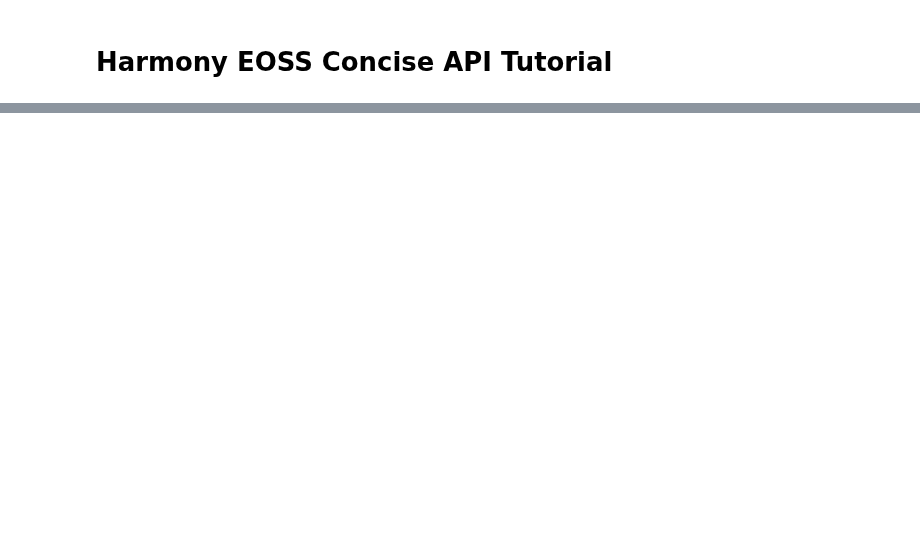
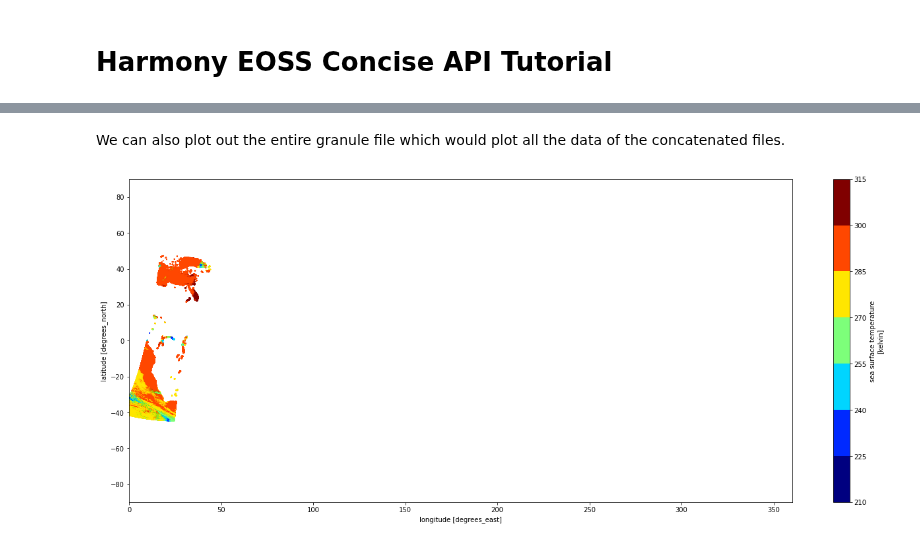
Before and after one commit to podaac/concise, a Jupyter notebook: jupyter_notebooks/harmony_concise_api_test.ipynb, the cells around one changed output, grey strips where cells are left out. Drawn from its saved outputs; the diff is of its cells as text; code cells hidden in the pictures; blank space fills up the shorter version.

Commit message:
update concise notebook to use harmony py and take collection input (#40)

```diff
--- a/jupyter_notebooks/harmony_concise_api_test.ipynb
+++ b/jupyter_notebooks/harmony_concise_api_test.ipynb
@@ -128,0 +30,3 @@ token=get_token(token_url,'jupyter', '127.0.0.1',edl_root)
+# %%
+collection_id = 'C1940473819-POCLOUD'
+max_results = 5
@@ -128,0 +68,4 @@ token=get_token(token_url,'jupyter', '127.0.0.1',edl_root)
+# %%
+print(harmony_client.request_as_curl(request))
+
+job1_id = harmony_client.submit(request)
@@ -128,0 +127,23 @@ token=get_token(token_url,'jupyter', '127.0.0.1',edl_root)
+# %%
+variable = None
+for v in list(ds.variables):
+    if v not in ['subset_files', 'lat', 'lon']:
+        variable = v
+        break;
+
+for index in range(0, max_results):
+
+    ds.isel(subset_index=index).plot.scatter(
+        y="lat",
+        x="lon",
+        hue=variable,
+        s=1,
+        levels=9,
+        cmap="jet",
+        aspect=2.5,
+        size=9
+    )
+
+    plt.xlim(  0., 360.)
+    plt.ylim(-90.,  90.)
+    plt.show()
@@ -128,0 +156,19 @@ token=get_token(token_url,'jupyter', '127.0.0.1',edl_root)
+# %% [markdown]
+We can also plot out the entire granule file which would plot all the data of the concatenated files.
+# %%
+ds.plot.scatter(
+    y="lat",
+    x="lon",
+    hue=variable,
+    s=1,
+    levels=9,
+    cmap="jet",
+    aspect=2.5,
+    size=9
+)
+
+plt.xlim(  0., 360.)
+plt.ylim(-90.,  90.)
+plt.show()
+# %% [output]
+[figure, added]
```
Also changed, not shown: parts of 26 cells of this notebook.
